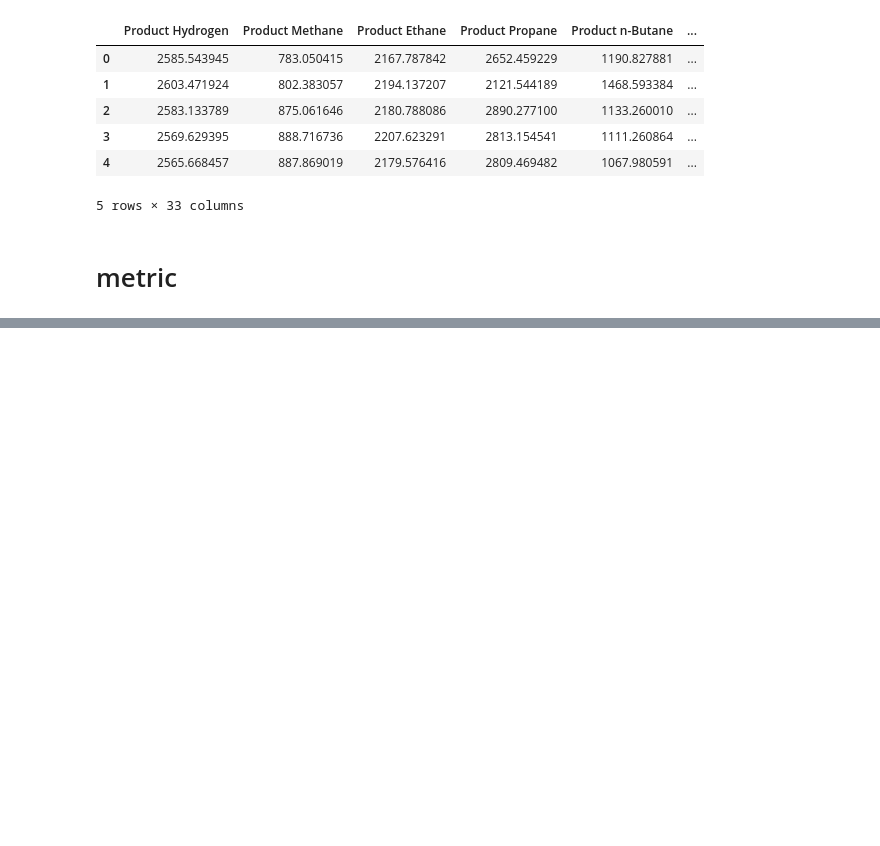
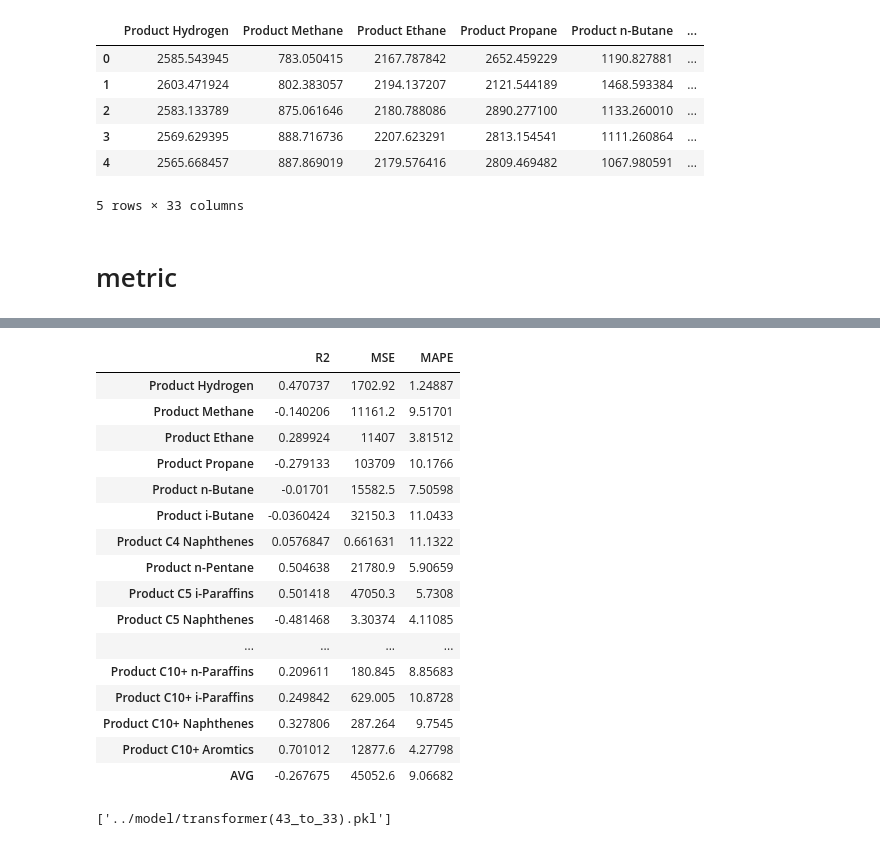
Before and after one commit to skywalker0803r/oil_project_20200424, a Jupyter notebook: notebook/build_43_to_33_transformer_ANN.ipynb, the cells around one changed output, grey strips where cells are left out. Cells and saved outputs as stored; diff of their text form; code cells hidden in the pictures; blank space fills up the shorter version.

```diff
--- a/notebook/build_43_to_33_transformer_ANN.ipynb
+++ b/notebook/build_43_to_33_transformer_ANN.ipynb
@@ -435,0 +471,4 @@ res
+# %%
+y_test = pd.DataFrame(y_test.detach().cpu().numpy(),columns=y_col)
+# %%
+y_test[:] = mm_y.inverse_transform(y_test)
@@ -435,0 +485,3 @@ res
+# %%
+y_pred = model.predict(X_test)
+y_pred.head()
@@ -435,0 +496,34 @@ res
+# %%
+y_real = y_test
+# %%
+res = pd.DataFrame(index=y_col,columns=['R2','MSE','MAPE'])
+
+for i in y_col:
+    res.loc[i,'R2'] = r2_score(y_real[i],y_pred[i])
+    res.loc[i,'MSE'] = mean_squared_error(y_real[i],y_pred[i])
+    res.loc[i,'MAPE'] = mape(y_real[i],y_pred[i])
+res.loc['AVG'] = res.mean(axis=0)
+res
+# %% [output]
+|  | R2 | MSE | MAPE |
+| Product Hydrogen | 0.470737 | 1702.92 | 1.24887 |
+| Product Methane | -0.140206 | 11161.2 | 9.51701 |
+| Product Ethane | 0.289924 | 11407 | 3.81512 |
+| Product Propane | -0.279133 | 103709 | 10.1766 |
+| Product n-Butane | -0.01701 | 15582.5 | 7.50598 |
+| Product i-Butane | -0.0360424 | 32150.3 | 11.0433 |
+| Product C4 Naphthenes | 0.0576847 | 0.661631 | 11.1322 |
+| Product n-Pentane | 0.504638 | 21780.9 | 5.90659 |
+| Product C5 i-Paraffins | 0.501418 | 47050.3 | 5.7308 |
+| Product C5 Naphthenes | -0.481468 | 3.30374 | 4.11085 |
+| ... | ... | ... | ... |
+| Product C10+ n-Paraffins | 0.209611 | 180.845 | 8.85683 |
+| Product C10+ i-Paraffins | 0.249842 | 629.005 | 10.8728 |
+| Product C10+ Naphthenes | 0.327806 | 287.264 | 9.7545 |
+| Product C10+ Aromtics | 0.701012 | 12877.6 | 4.27798 |
+| AVG | -0.267675 | 45052.6 | 9.06682 |
+# %%
+import joblib
+joblib.dump(model,'../model/transformer(43_to_33).pkl')
+# %% [output]
+['../model/transformer(43_to_33).pkl']
```
Also changed, not shown: parts of 12 cells of this notebook.
